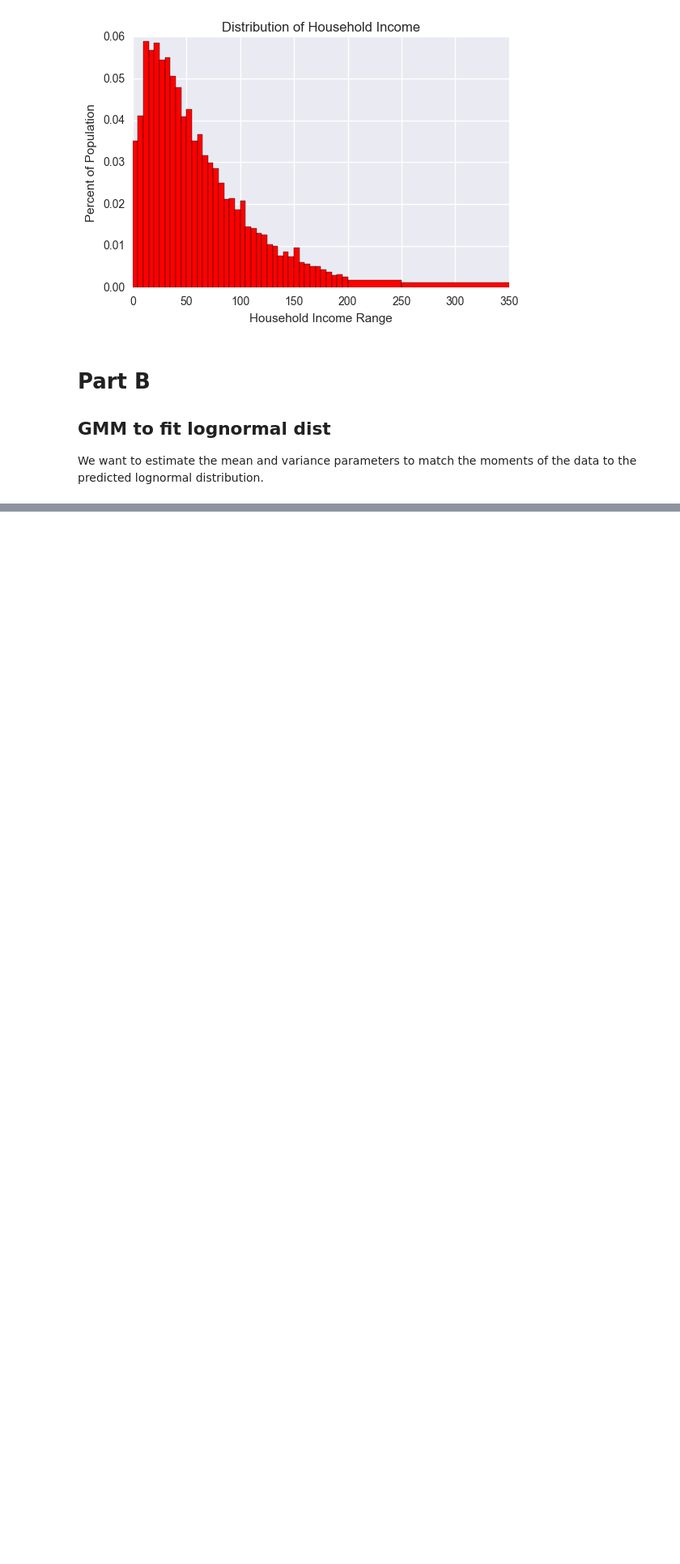
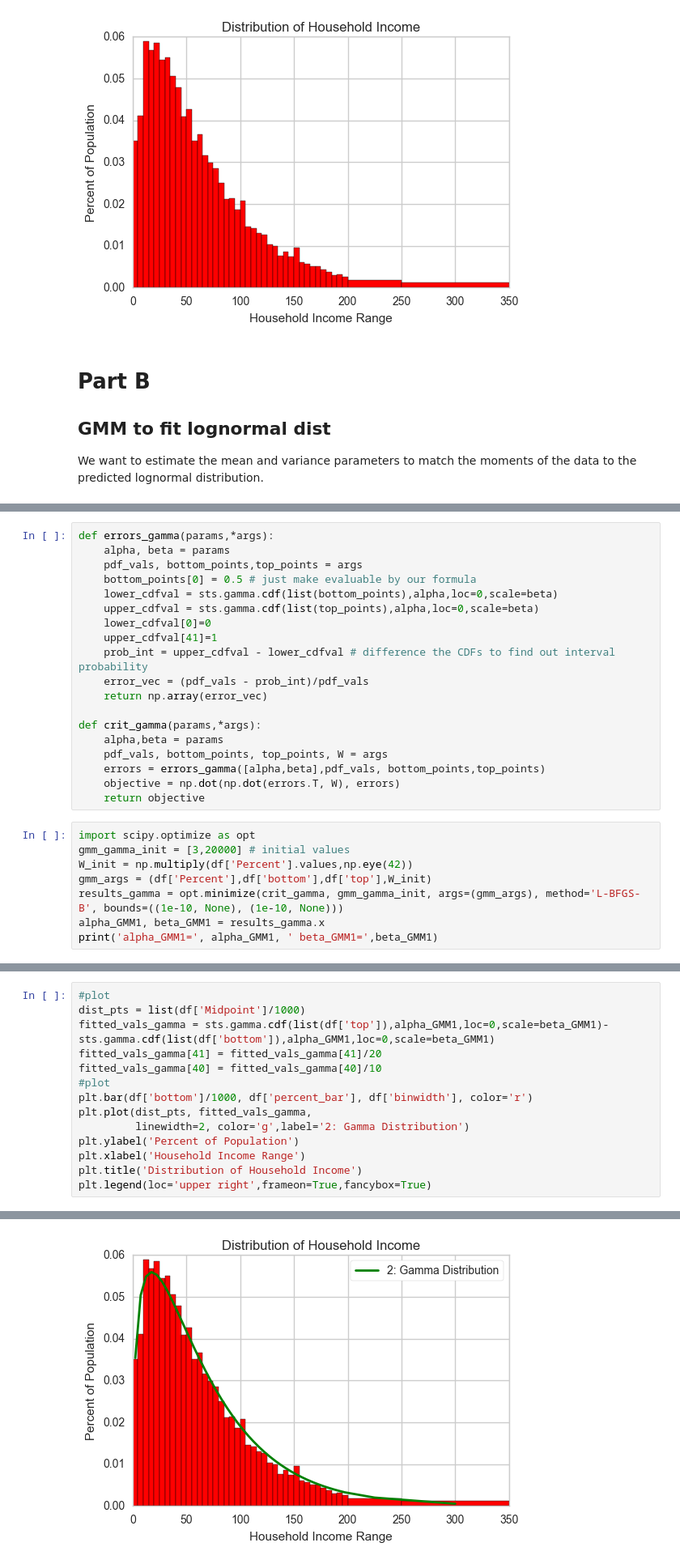
Before and after one commit to rickecon/StructEst_W17, a Jupyter notebook: Students/Olivia/PS4/PS4 Natan.ipynb, the cells around one changed output, grey strips where cells are left out. Shown at 81% size. Drawn from its saved outputs; the diff is of its cells as text; blank space fills up the shorter version.

```diff
--- a/Students/Olivia/PS4/PS4 Natan.ipynb
+++ b/Students/Olivia/PS4/PS4 Natan.ipynb
@@ -150,0 +161,27 @@ array([[ 0.03519016,  0.        ,  0.        , ...,  0.        ,
+# %%
+def errors_gamma(params,*args):
+    alpha, beta = params
+    pdf_vals, bottom_points,top_points = args
+    bottom_points[0] = 0.5 # just make evaluable by our formula
+    lower_cdfval = sts.gamma.cdf(list(bottom_points),alpha,loc=0,scale=beta)
+    upper_cdfval = sts.gamma.cdf(list(top_points),alpha,loc=0,scale=beta)
+    lower_cdfval[0]=0
+    upper_cdfval[41]=1
+    prob_int = upper_cdfval - lower_cdfval # difference the CDFs to find out interval probability
+    error_vec = (pdf_vals - prob_int)/pdf_vals
+    return np.array(error_vec)
+
+def crit_gamma(params,*args):
+    alpha,beta = params
+    pdf_vals, bottom_points, top_points, W = args
+    errors = errors_gamma([alpha,beta],pdf_vals, bottom_points,top_points)
+    objective = np.dot(np.dot(errors.T, W), errors)
+    return objective
+# %%
+import scipy.optimize as opt
+gmm_gamma_init = [3,20000] # initial values
+W_init = np.multiply(df['Percent'].values,np.eye(42))
+gmm_args = (df['Percent'],df['bottom'],df['top'],W_init)
+results_gamma = opt.minimize(crit_gamma, gmm_gamma_init, args=(gmm_args), method='L-BFGS-B', bounds=((1e-10, None), (1e-10, None)))
+alpha_GMM1, beta_GMM1 = results_gamma.x
+print('alpha_GMM1=', alpha_GMM1, ' beta_GMM1=',beta_GMM1)
@@ -150,0 +205,15 @@ array([[ 0.03519016,  0.        ,  0.        , ...,  0.        ,
+# %%
+#plot
+dist_pts = list(df['Midpoint']/1000)
+fitted_vals_gamma = sts.gamma.cdf(list(df['top']),alpha_GMM1,loc=0,scale=beta_GMM1)-sts.gamma.cdf(list(df['bottom']),alpha_GMM1,loc=0,scale=beta_GMM1)
+fitted_vals_gamma[41] = fitted_vals_gamma[41]/20
+fitted_vals_gamma[40] = fitted_vals_gamma[40]/10
+#plot
+plt.bar(df['bottom']/1000, df['percent_bar'], df['binwidth'], color='r')
+plt.plot(dist_pts, fitted_vals_gamma,
+         linewidth=2, color='g',label='2: Gamma Distribution')
+plt.ylabel('Percent of Population')
+plt.xlabel('Household Income Range')
+plt.title('Distribution of Household Income')
+plt.legend(loc='upper right',frameon=True,fancybox=True)
+# %% [output]
@@ -150,0 +221 @@ array([[ 0.03519016,  0.        ,  0.        , ...,  0.        ,
+[figure, added]
```
Also changed, not shown: parts of 19 cells of this notebook, 1 other file.
